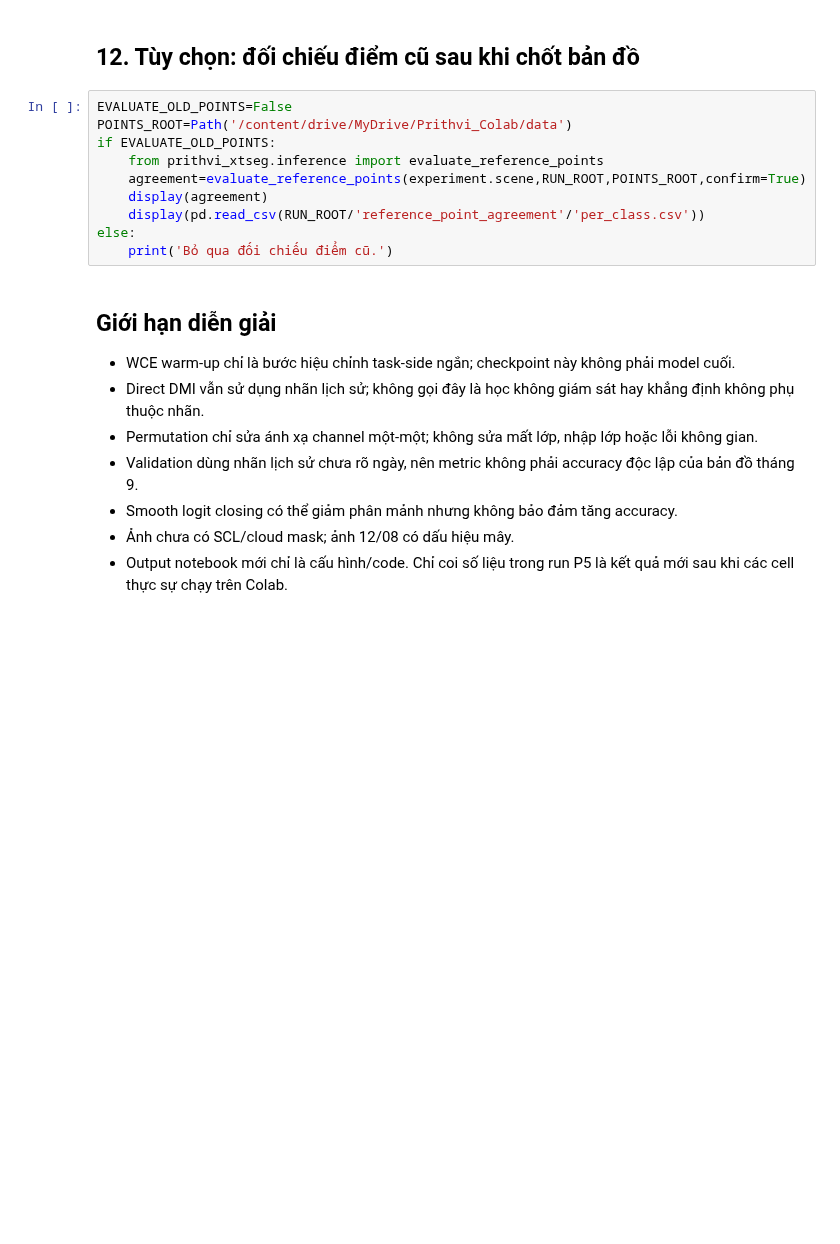
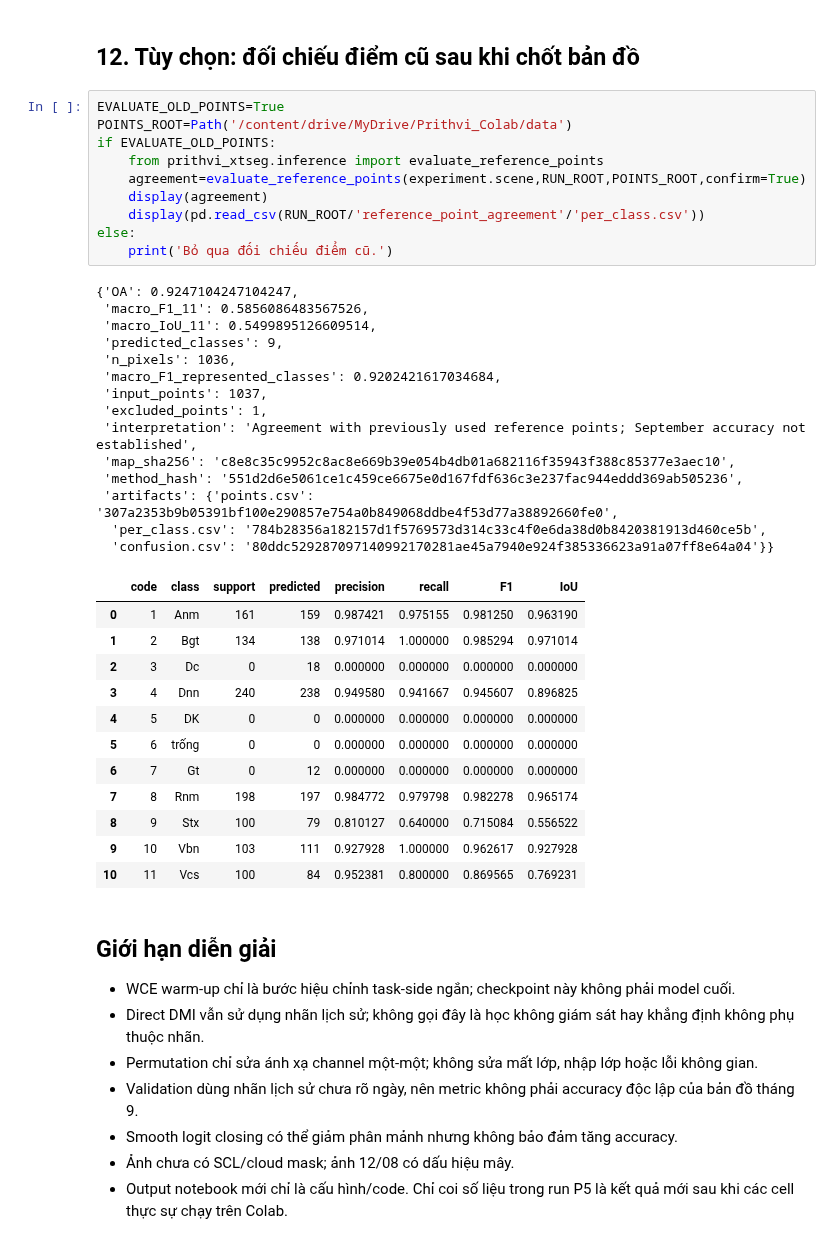
Before and after one commit to hongphuc-maker/xuan-thuy-prithvi-segmentation, a Jupyter notebook: notebooks/02_frozen_prithvi_wce_warmup_dmi_morphology.ipynb, the cells around one changed output. Saved outputs shown, nothing was run; the diff lists cells and outputs as text; blank space fills up the shorter version.

```diff
--- a/notebooks/02_frozen_prithvi_wce_warmup_dmi_morphology.ipynb
+++ b/notebooks/02_frozen_prithvi_wce_warmup_dmi_morphology.ipynb
@@ -218,15 +553,42 @@ else:
 # %% [markdown]
 ## 12. Tùy chọn: đối chiếu điểm cũ sau khi chốt bản đồ
 # %%
-EVALUATE_OLD_POINTS=False
+EVALUATE_OLD_POINTS=True
 POINTS_ROOT=Path('/content/drive/MyDrive/Prithvi_Colab/data')
 if EVALUATE_OLD_POINTS:
     from prithvi_xtseg.inference import evaluate_reference_points
     agreement=evaluate_reference_points(experiment.scene,RUN_ROOT,POINTS_ROOT,confirm=True)
     display(agreement)
     display(pd.read_csv(RUN_ROOT/'reference_point_agreement'/'per_class.csv'))
 else:
     print('Bỏ qua đối chiếu điểm cũ.')
+# %% [output]
+{'OA': 0.9247104247104247,
+ 'macro_F1_11': 0.5856086483567526,
+ 'macro_IoU_11': 0.5499895126609514,
+ 'predicted_classes': 9,
+ 'n_pixels': 1036,
+ 'macro_F1_represented_classes': 0.9202421617034684,
+ 'input_points': 1037,
+ 'excluded_points': 1,
+ 'interpretation': 'Agreement with previously used reference points; September accuracy not established',
+ 'map_sha256': 'c8e8c35c9952c8ac8e669b39e054b4db01a682116f35943f388c85377e3aec10',
+ 'method_hash': '551d2d6e5061ce1c459ce6675e0d167fdf636c3e237fac944eddd369ab505236',
+ 'artifacts': {'points.csv': '307a2353b9b05391bf100e290857e754a0b849068ddbe4f53d77a38892660fe0',
+  'per_class.csv': '784b28356a182157d1f5769573d314c33c4f0e6da38d0b8420381913d460ce5b',
+  'confusion.csv': '80ddc529287097140992170281ae45a7940e924f385336623a91a07ff8e64a04'}}
+|  | code | class | support | predicted | precision | recall | F1 | IoU |
+| 0 | 1 | Anm | 161 | 159 | 0.987421 | 0.975155 | 0.981250 | 0.963190 |
+| 1 | 2 | Bgt | 134 | 138 | 0.971014 | 1.000000 | 0.985294 | 0.971014 |
+| 2 | 3 | Dc | 0 | 18 | 0.000000 | 0.000000 | 0.000000 | 0.000000 |
+| 3 | 4 | Dnn | 240 | 238 | 0.949580 | 0.941667 | 0.945607 | 0.896825 |
+| 4 | 5 | DK | 0 | 0 | 0.000000 | 0.000000 | 0.000000 | 0.000000 |
+| 5 | 6 | trống | 0 | 0 | 0.000000 | 0.000000 | 0.000000 | 0.000000 |
+| 6 | 7 | Gt | 0 | 12 | 0.000000 | 0.000000 | 0.000000 | 0.000000 |
+| 7 | 8 | Rnm | 198 | 197 | 0.984772 | 0.979798 | 0.982278 | 0.965174 |
+| 8 | 9 | Stx | 100 | 79 | 0.810127 | 0.640000 | 0.715084 | 0.556522 |
+| 9 | 10 | Vbn | 103 | 111 | 0.927928 | 1.000000 | 0.962617 | 0.927928 |
+| 10 | 11 | Vcs | 100 | 84 | 0.952381 | 0.800000 | 0.869565 | 0.769231 |
 # %% [markdown]
 ## Giới hạn diễn giải
 
```
Also changed, not shown: parts of 12 cells of this notebook.
